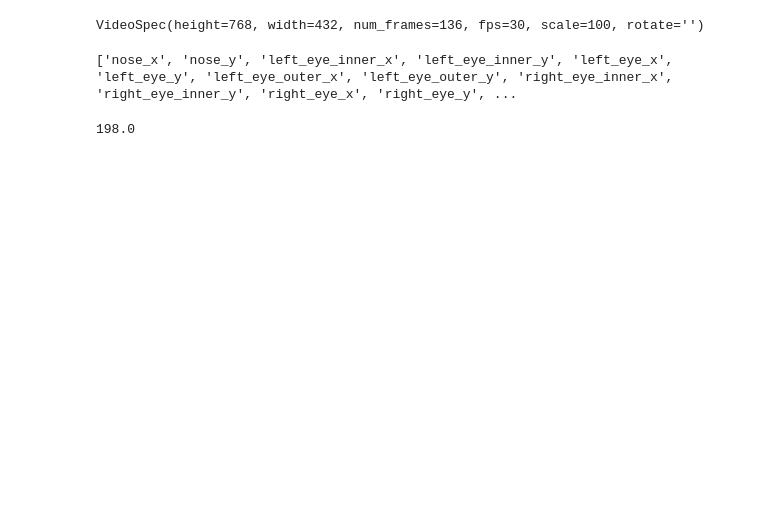
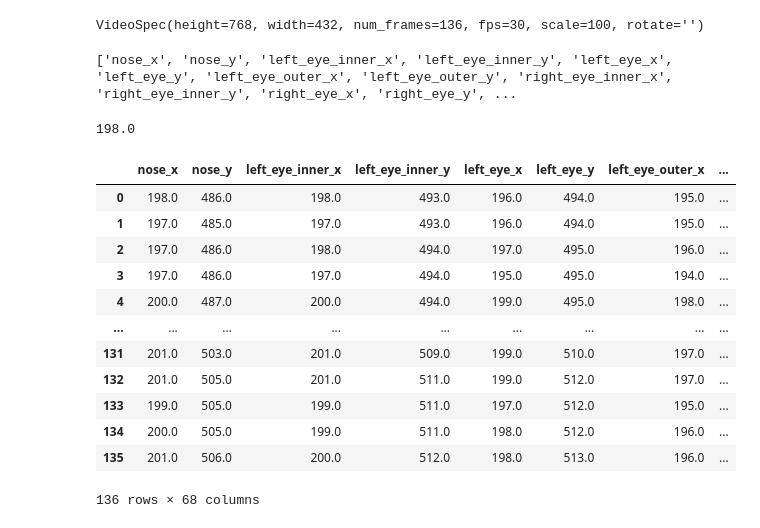
Before and after one commit to sanjeevs/golftrainer, a Jupyter notebook: noteboooks/demo/demo1.ipynb, the cells around one changed output. Drawn from its saved outputs; the diff is of its cells as text; code cells hidden in the pictures; blank space fills up the shorter version.

```diff
--- a/noteboooks/demo/demo1.ipynb
+++ b/noteboooks/demo/demo1.ipynb
@@ -8,7 +10,7 @@ gd.video_spec
 # %% [output]
 VideoSpec(height=768, width=432, num_frames=136, fps=30, scale=100, rotate='')
 # %%
-df = gd.screen_data_frame()
+df = gd.cart_data_frame()
 # %%
 print(list(df.columns))
 # %% [output]
@@ -18,2 +19,18 @@ df.iloc[0]['nose_x']
 # %% [output]
 198.0
+# %%
+df
+# %% [output]
+|  | nose_x | nose_y | left_eye_inner_x | left_eye_inner_y | left_eye_x | left_eye_y | left_eye_outer_x | ... |
+| 0 | 198.0 | 486.0 | 198.0 | 493.0 | 196.0 | 494.0 | 195.0 | ... |
+| 1 | 197.0 | 485.0 | 197.0 | 493.0 | 196.0 | 494.0 | 195.0 | ... |
+| 2 | 197.0 | 486.0 | 198.0 | 494.0 | 197.0 | 495.0 | 196.0 | ... |
+| 3 | 197.0 | 486.0 | 197.0 | 494.0 | 195.0 | 495.0 | 194.0 | ... |
+| 4 | 200.0 | 487.0 | 200.0 | 494.0 | 199.0 | 495.0 | 198.0 | ... |
+| ... | ... | ... | ... | ... | ... | ... | ... | ... |
+| 131 | 201.0 | 503.0 | 201.0 | 509.0 | 199.0 | 510.0 | 197.0 | ... |
+| 132 | 201.0 | 505.0 | 201.0 | 511.0 | 199.0 | 512.0 | 197.0 | ... |
+| 133 | 199.0 | 505.0 | 199.0 | 511.0 | 197.0 | 512.0 | 195.0 | ... |
+| 134 | 200.0 | 505.0 | 199.0 | 511.0 | 198.0 | 512.0 | 196.0 | ... |
+| 135 | 201.0 | 506.0 | 200.0 | 512.0 | 198.0 | 513.0 | 196.0 | ... |
+136 rows × 68 columns
```
Also changed, not shown: parts of 31 cells of this notebook.
